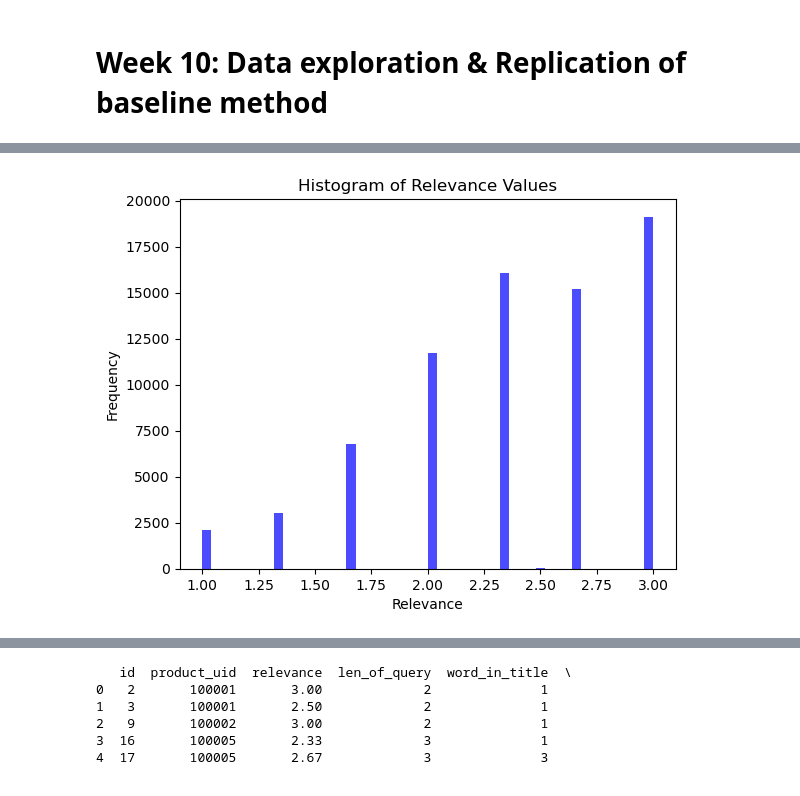
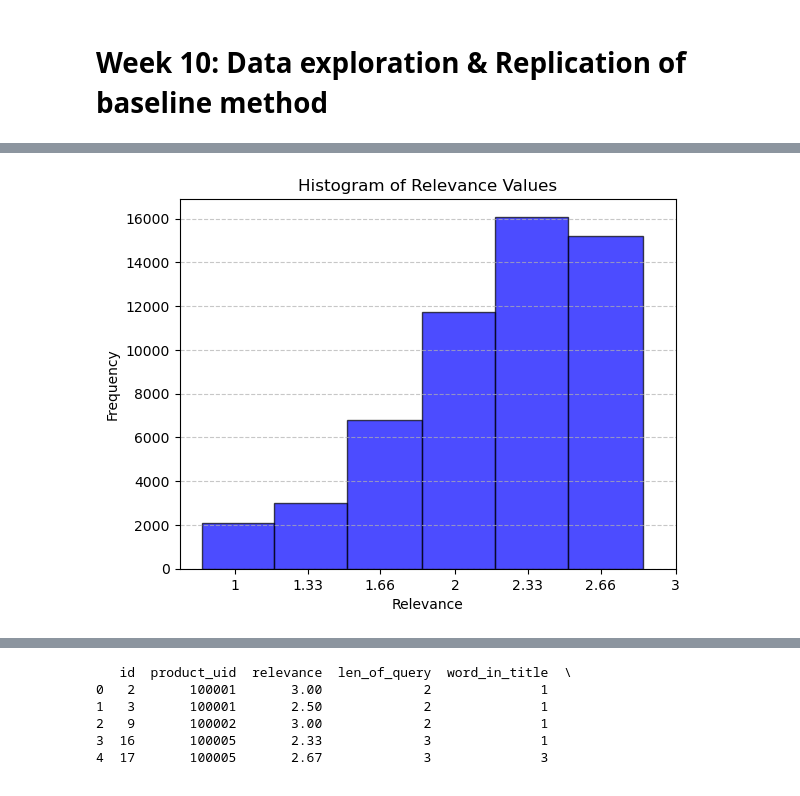
Before and after one commit to Sannamarijtje/Assignment-3, a Jupyter notebook: allcode.ipynb, the cells around one changed output, grey strips where cells are left out. Saved outputs shown, nothing was run; the diff lists cells and outputs as text; code cells hidden in the pictures.

```diff
--- a/allcode.ipynb
+++ b/allcode.ipynb
@@ -40,13 +40,19 @@ Name: count, dtype: int64
 2.3816337910270433 2.33 0.5339839484172094
 # %%
 # Make a histogram of the relevance values
-plt.hist(df_train['relevance'], bins=50, color='blue', alpha=0.7)
+bins = [1, 1.33, 1.66, 2, 2.33, 2.66, 3]
+
+plt.hist(df_train['relevance'], bins=np.array(bins) - 0.15, color='blue', alpha=0.7, edgecolor='black')
+plt.xticks(bins, labels=[str(b) for b in bins])
+
 plt.title('Histogram of Relevance Values')
 plt.xlabel('Relevance')
 plt.ylabel('Frequency')
+plt.grid(axis='y', linestyle='--', alpha=0.7)
+
 plt.show()
 # %% [output]
-[figure, old version]
+[figure, new version]
 # %%
 # Find the brand names
 print(df_attributes['product_uid'].value_counts().head(5))
```
Also changed, not shown: parts of 12 cells of this notebook, 1 other file.
